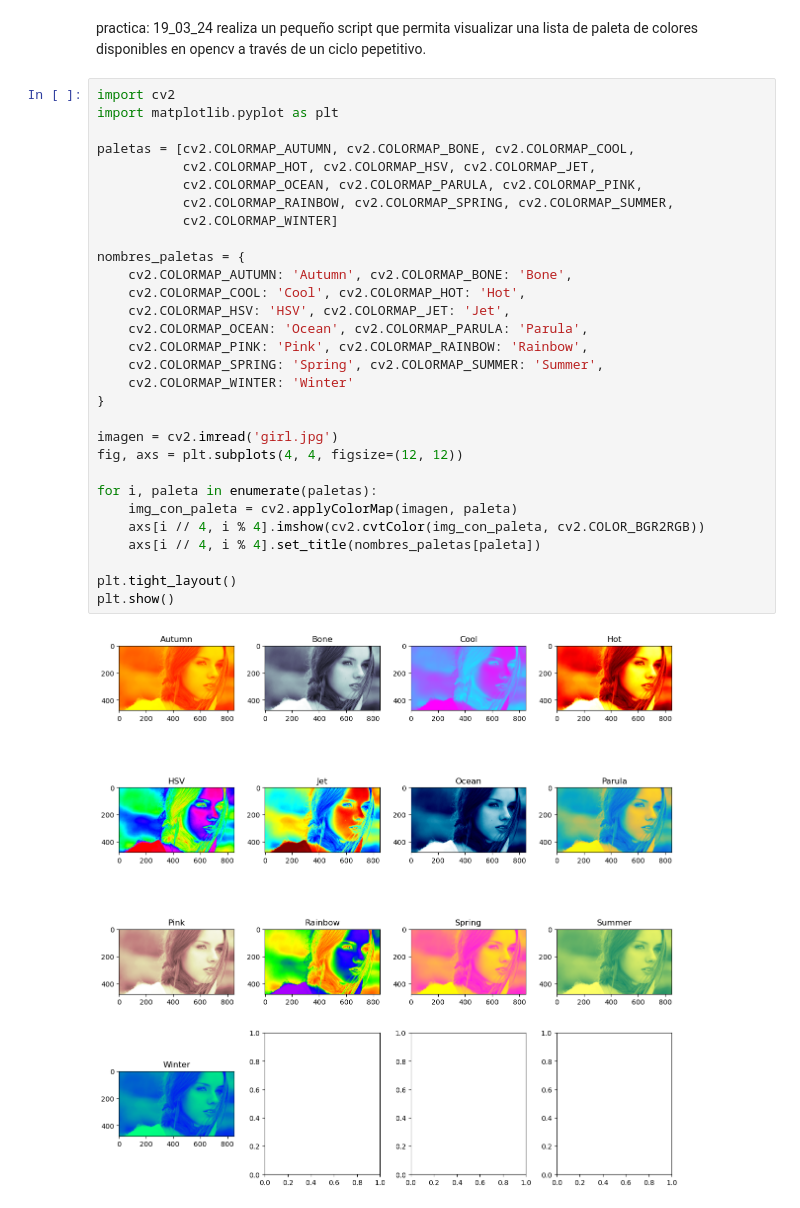
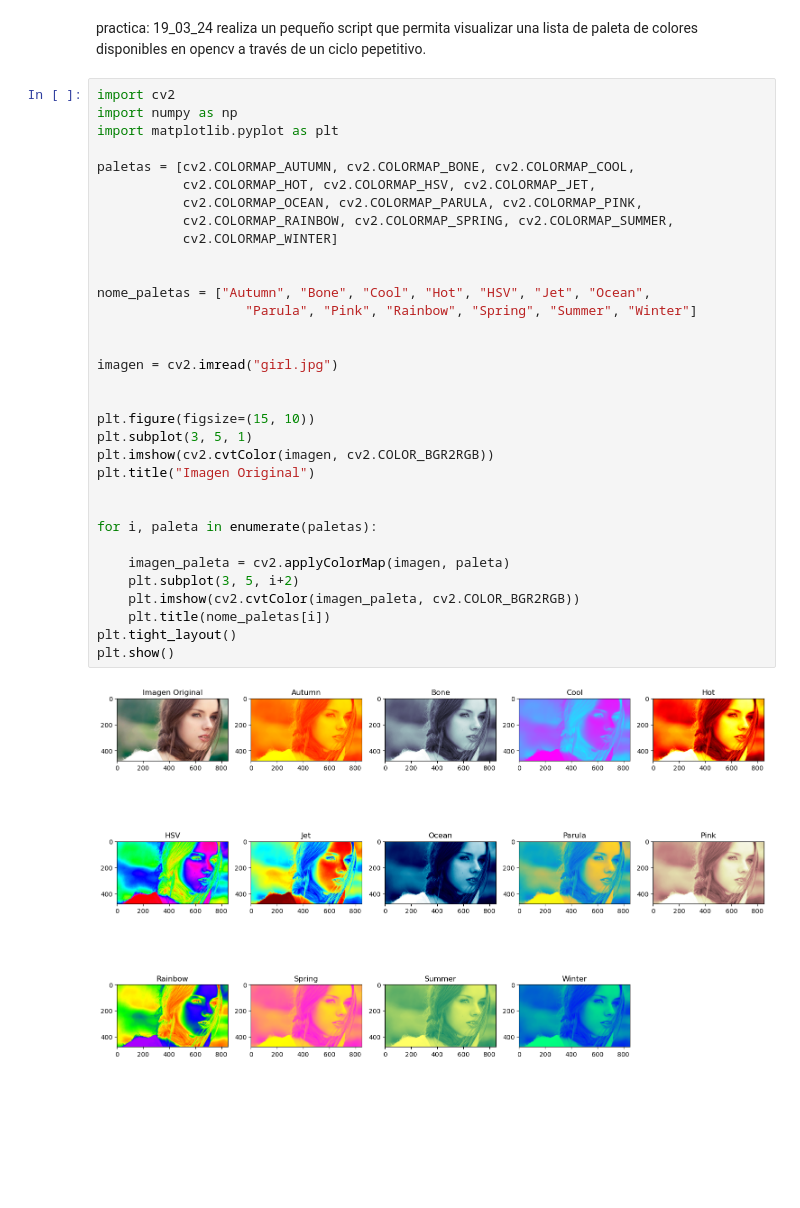
Before and after one commit to GuerreroT/clase1, a Jupyter notebook: clase19_03_24.ipynb, the cells around one changed output. Drawn from its saved outputs; the diff is of its cells as text; blank space fills up the shorter version.

```diff
--- a/clase19_03_24.ipynb
+++ b/clase19_03_24.ipynb
@@ -82,33 +82,36 @@ practica: 19_03_24
 realiza un pequeño script que permita visualizar una lista de paleta de colores disponibles en opencv a través de un ciclo pepetitivo.
 # %%
 import cv2
+import numpy as np
 import matplotlib.pyplot as plt
 
 paletas = [cv2.COLORMAP_AUTUMN, cv2.COLORMAP_BONE, cv2.COLORMAP_COOL,
            cv2.COLORMAP_HOT, cv2.COLORMAP_HSV, cv2.COLORMAP_JET,
            cv2.COLORMAP_OCEAN, cv2.COLORMAP_PARULA, cv2.COLORMAP_PINK,
            cv2.COLORMAP_RAINBOW, cv2.COLORMAP_SPRING, cv2.COLORMAP_SUMMER,
            cv2.COLORMAP_WINTER]
 
-nombres_paletas = {
-    cv2.COLORMAP_AUTUMN: 'Autumn', cv2.COLORMAP_BONE: 'Bone',
-    cv2.COLORMAP_COOL: 'Cool', cv2.COLORMAP_HOT: 'Hot',
-    cv2.COLORMAP_HSV: 'HSV', cv2.COLORMAP_JET: 'Jet',
-    cv2.COLORMAP_OCEAN: 'Ocean', cv2.COLORMAP_PARULA: 'Parula',
-    cv2.COLORMAP_PINK: 'Pink', cv2.COLORMAP_RAINBOW: 'Rainbow',
-    cv2.COLORMAP_SPRING: 'Spring', cv2.COLORMAP_SUMMER: 'Summer',
-    cv2.COLORMAP_WINTER: 'Winter'
-}
 
-imagen = cv2.imread('girl.jpg')
-fig, axs = plt.subplots(4, 4, figsize=(12, 12))
+nome_paletas = ["Autumn", "Bone", "Cool", "Hot", "HSV", "Jet", "Ocean",
+                   "Parula", "Pink", "Rainbow", "Spring", "Summer", "Winter"]
+
+
+imagen = cv2.imread("girl.jpg")
+
+
+plt.figure(figsize=(15, 10))
+plt.subplot(3, 5, 1)
+plt.imshow(cv2.cvtColor(imagen, cv2.COLOR_BGR2RGB))
+plt.title("Imagen Original")
+
 
 for i, paleta in enumerate(paletas):
-    img_con_paleta = cv2.applyColorMap(imagen, paleta)
-    axs[i // 4, i % 4].imshow(cv2.cvtColor(img_con_paleta, cv2.COLOR_BGR2RGB))
-    axs[i // 4, i % 4].set_title(nombres_paletas[paleta])
 
+    imagen_paleta = cv2.applyColorMap(imagen, paleta)
+    plt.subplot(3, 5, i+2)
+    plt.imshow(cv2.cvtColor(imagen_paleta, cv2.COLOR_BGR2RGB))
+    plt.title(nome_paletas[i])
 plt.tight_layout()
 plt.show()
 # %% [output]
-[figure, old version]
+[figure, new version]
```
